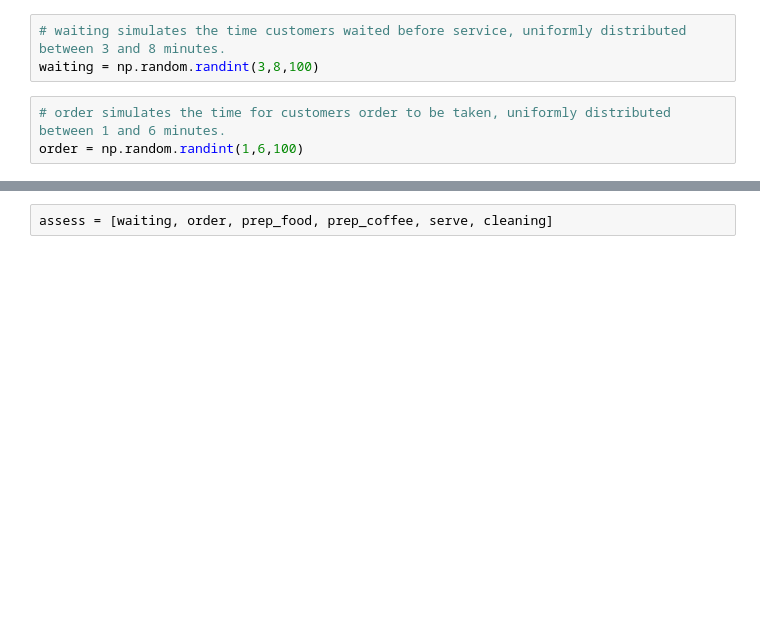
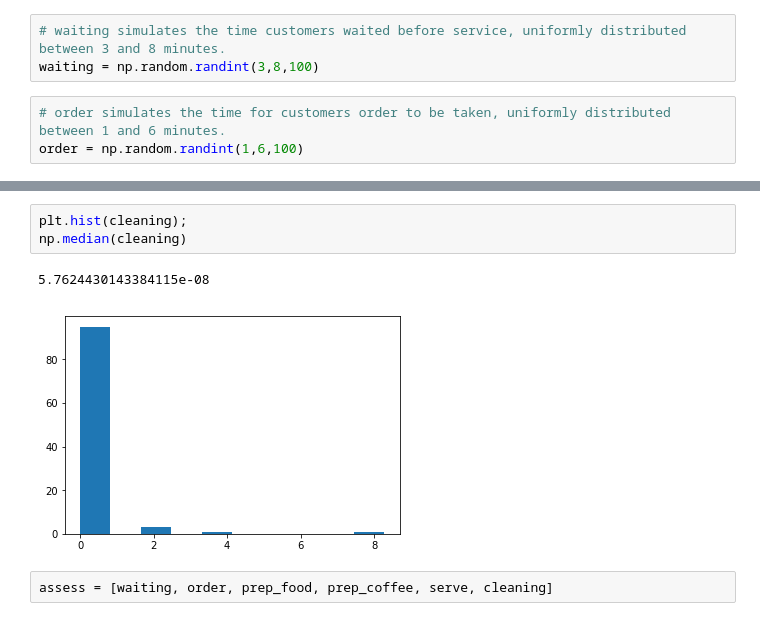
Before and after one commit to healyshane/project-fundamentals_of_data_analysis, a Jupyter notebook: Project.ipynb, the cells around one changed output, grey strips where cells are left out. Cells and saved outputs as stored; diff of their text form; blank space fills up the shorter version.

```diff
--- a/Project.ipynb
+++ b/Project.ipynb
@@ -108,3 +139,9 @@ Over an hour, staff spend 40.3956656574776 minutes cleaning
+# %%
+plt.hist(cleaning);
+np.median(cleaning)
+# %% [output]
+5.7624430143384115e-08
+[figure, added]
 # %%
 assess = [waiting, order, prep_food, prep_coffee, serve, cleaning]
 # %%
```
Also changed, not shown: parts of 18 cells of this notebook.
